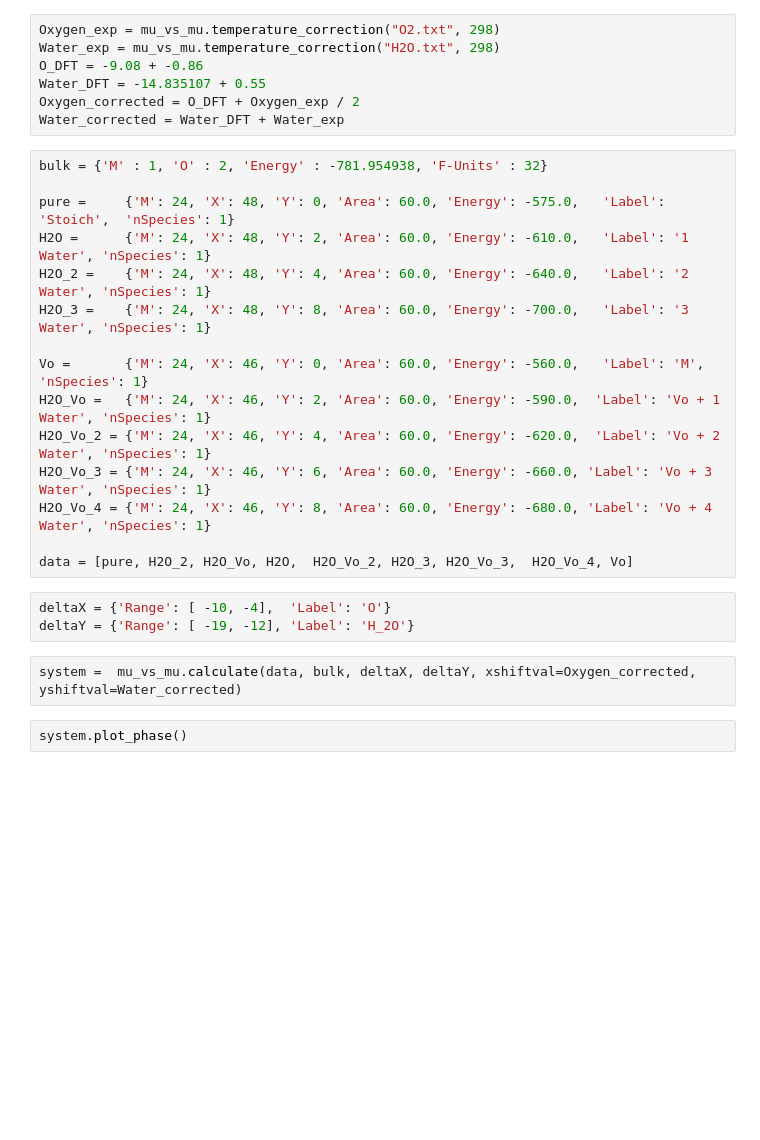
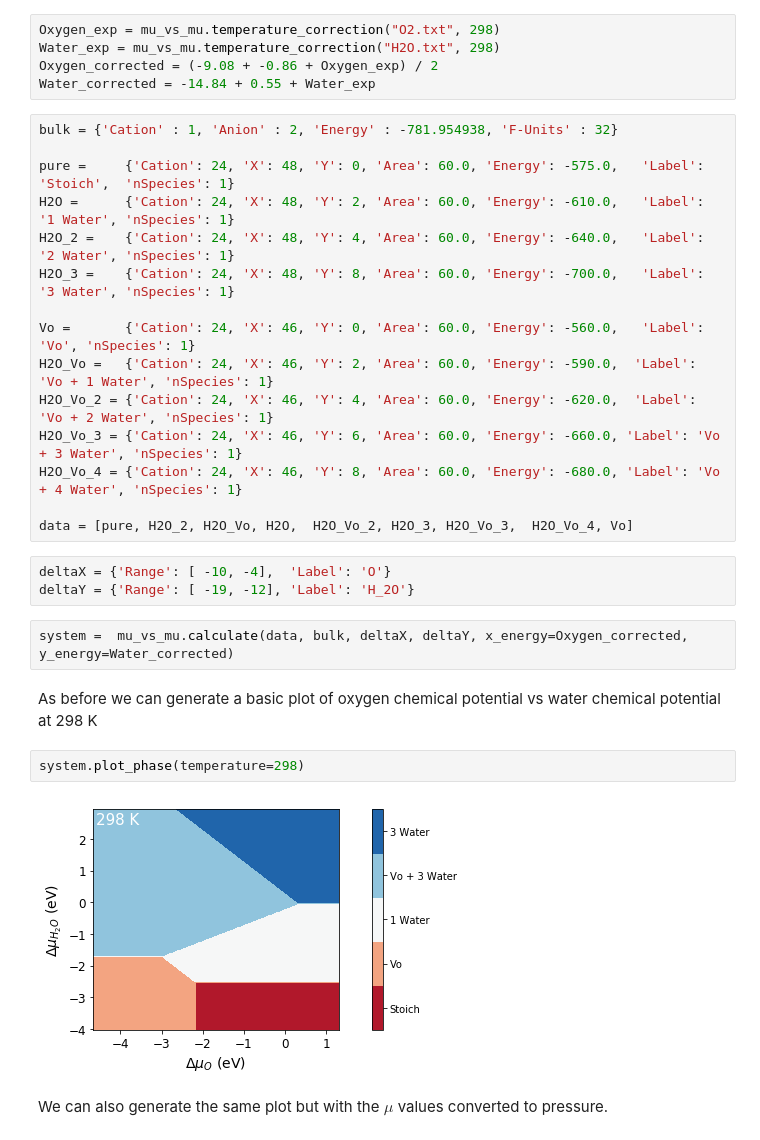
Before and after one commit to symmy596/SurfinPy, a Jupyter notebook: examples/Tutorial_3.ipynb, the cells around one changed output. Saved outputs shown, nothing was run; the diff lists cells and outputs as text; blank space fills up the shorter version.

```diff
--- a/examples/Tutorial_3.ipynb
+++ b/examples/Tutorial_3.ipynb
@@ -11,31 +15,35 @@ from surfinpy import mu_vs_mu
 # %%
 Oxygen_exp = mu_vs_mu.temperature_correction("O2.txt", 298)
 Water_exp = mu_vs_mu.temperature_correction("H2O.txt", 298)
-O_DFT = -9.08 + -0.86
-Water_DFT = -14.835107 + 0.55
-Oxygen_corrected = O_DFT + Oxygen_exp / 2
-Water_corrected = Water_DFT + Water_exp
+Oxygen_corrected = (-9.08 + -0.86 + Oxygen_exp) / 2
+Water_corrected = -14.84 + 0.55 + Water_exp
 # %%
-bulk = {'M' : 1, 'O' : 2, 'Energy' : -781.954938, 'F-Units' : 32}
+bulk = {'Cation' : 1, 'Anion' : 2, 'Energy' : -781.954938, 'F-Units' : 32}
 
-pure =     {'M': 24, 'X': 48, 'Y': 0, 'Area': 60.0, 'Energy': -575.0,   'Label': 'Stoich',  'nSpecies': 1}
-H2O =      {'M': 24, 'X': 48, 'Y': 2, 'Area': 60.0, 'Energy': -610.0,   'Label': '1 Water', 'nSpecies': 1}
-H2O_2 =    {'M': 24, 'X': 48, 'Y': 4, 'Area': 60.0, 'Energy': -640.0,   'Label': '2 Water', 'nSpecies': 1}
-H2O_3 =    {'M': 24, 'X': 48, 'Y': 8, 'Area': 60.0, 'Energy': -700.0,   'Label': '3 Water', 'nSpecies': 1}
+pure =     {'Cation': 24, 'X': 48, 'Y': 0, 'Area': 60.0, 'Energy': -575.0,   'Label': 'Stoich',  'nSpecies': 1}
+H2O =      {'Cation': 24, 'X': 48, 'Y': 2, 'Area': 60.0, 'Energy': -610.0,   'Label': '1 Water', 'nSpecies': 1}
+H2O_2 =    {'Cation': 24, 'X': 48, 'Y': 4, 'Area': 60.0, 'Energy': -640.0,   'Label': '2 Water', 'nSpecies': 1}
+H2O_3 =    {'Cation': 24, 'X': 48, 'Y': 8, 'Area': 60.0, 'Energy': -700.0,   'Label': '3 Water', 'nSpecies': 1}
 
-Vo =       {'M': 24, 'X': 46, 'Y': 0, 'Area': 60.0, 'Energy': -560.0,   'Label': 'M', 'nSpecies': 1}
-H2O_Vo =   {'M': 24, 'X': 46, 'Y': 2, 'Area': 60.0, 'Energy': -590.0,  'Label': 'Vo + 1 Water', 'nSpecies': 1}
-H2O_Vo_2 = {'M': 24, 'X': 46, 'Y': 4, 'Area': 60.0, 'Energy': -620.0,  'Label': 'Vo + 2 Water', 'nSpecies': 1}
-H2O_Vo_3 = {'M': 24, 'X': 46, 'Y': 6, 'Area': 60.0, 'Energy': -660.0, 'Label': 'Vo + 3 Water', 'nSpecies': 1}
-H2O_Vo_4 = {'M': 24, 'X': 46, 'Y': 8, 'Area': 60.0, 'Energy': -680.0, 'Label': 'Vo + 4 Water', 'nSpecies': 1}
+Vo =       {'Cation': 24, 'X': 46, 'Y': 0, 'Area': 60.0, 'Energy': -560.0,   'Label': 'Vo', 'nSpecies': 1}
+H2O_Vo =   {'Cation': 24, 'X': 46, 'Y': 2, 'Area': 60.0, 'Energy': -590.0,  'Label': 'Vo + 1 Water', 'nSpecies': 1}
+H2O_Vo_2 = {'Cation': 24, 'X': 46, 'Y': 4, 'Area': 60.0, 'Energy': -620.0,  'Label': 'Vo + 2 Water', 'nSpecies': 1}
+H2O_Vo_3 = {'Cation': 24, 'X': 46, 'Y': 6, 'Area': 60.0, 'Energy': -660.0, 'Label': 'Vo + 3 Water', 'nSpecies': 1}
+H2O_Vo_4 = {'Cation': 24, 'X': 46, 'Y': 8, 'Area': 60.0, 'Energy': -680.0, 'Label': 'Vo + 4 Water', 'nSpecies': 1}
 
 data = [pure, H2O_2, H2O_Vo, H2O,  H2O_Vo_2, H2O_3, H2O_Vo_3,  H2O_Vo_4, Vo]
 # %%
 deltaX = {'Range': [ -10, -4],  'Label': 'O'}
 deltaY = {'Range': [ -19, -12], 'Label': 'H_2O'}
 # %%
-system =  mu_vs_mu.calculate(data, bulk, deltaX, deltaY, xshiftval=Oxygen_corrected, yshiftval=Water_corrected)
+system =  mu_vs_mu.calculate(data, bulk, deltaX, deltaY, x_energy=Oxygen_corrected, y_energy=Water_corrected)
+# %% [markdown]
+As before we can generate a basic plot of oxygen chemical potential vs water chemical potential at 298 K
 # %%
-system.plot_phase()
+system.plot_phase(temperature=298)
+# %% [output]
+[figure, added]
+# %% [markdown]
+We can also generate the same plot but with the $\mu$ values converted to pressure.
 # %%
 system.plot_pressure(temperature=298)
```
Also changed, not shown: parts of 9 cells of this notebook, 4 other files.
